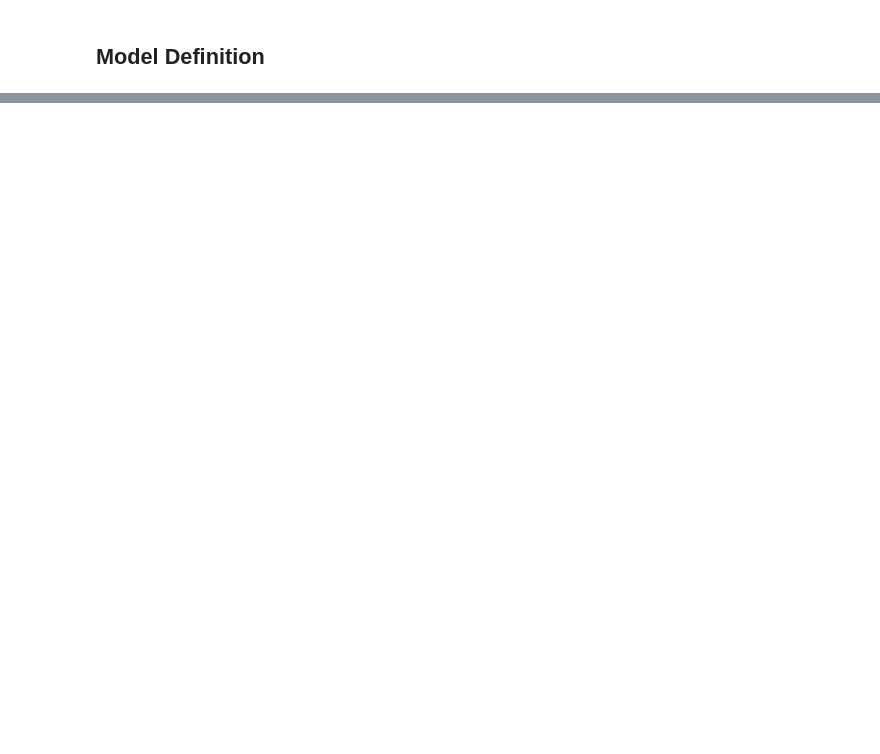
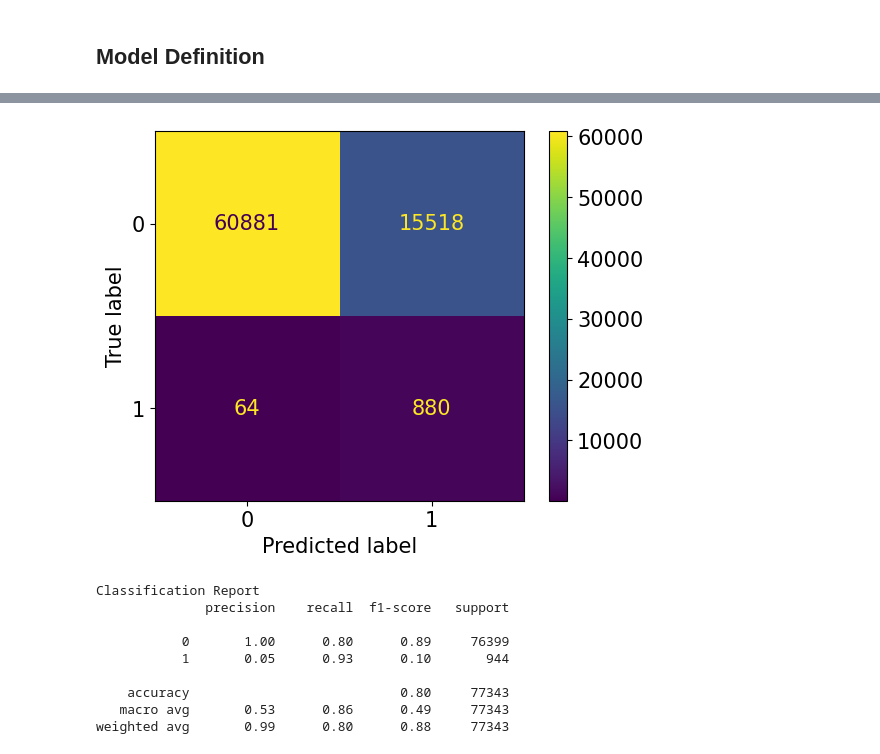
Before and after one commit to drchapman-17/HPCGraphAnomalyDetection, a Jupyter notebook: notebooks/train_GNN_multigraph.ipynb, the cells around one changed output, grey strips where cells are left out. Saved outputs shown, nothing was run; the diff lists cells and outputs as text; code cells hidden in the pictures; blank space fills up the shorter version.

```diff
--- a/notebooks/train_GNN_multigraph.ipynb
+++ b/notebooks/train_GNN_multigraph.ipynb
@@ -429,0 +444,13 @@ test    76306 (98.66%)  1037 (1.34%)
+# %%
+plot_classification_report(predictions,th,save_fig_as=os.path.join(logpath,'CM.png'))
+# %% [output]
+[figure, added]
+Classification Report
+              precision    recall  f1-score   support
+
+           0       1.00      0.80      0.89     76399
+           1       0.05      0.93      0.10       944
+
+    accuracy                           0.80     77343
+   macro avg       0.53      0.86      0.49     77343
+weighted avg       0.99      0.80      0.88     77343
```
Also changed, not shown: parts of 52 cells of this notebook.
